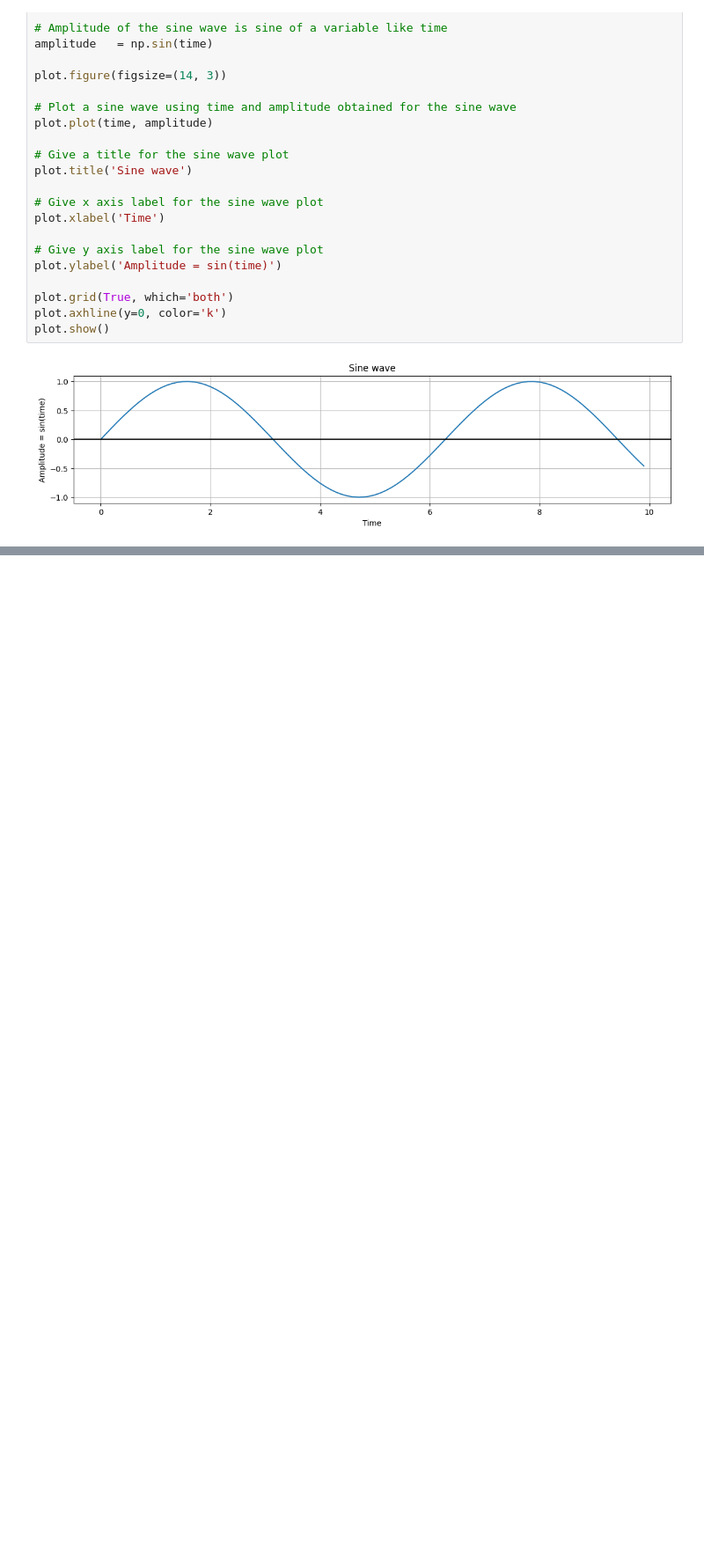
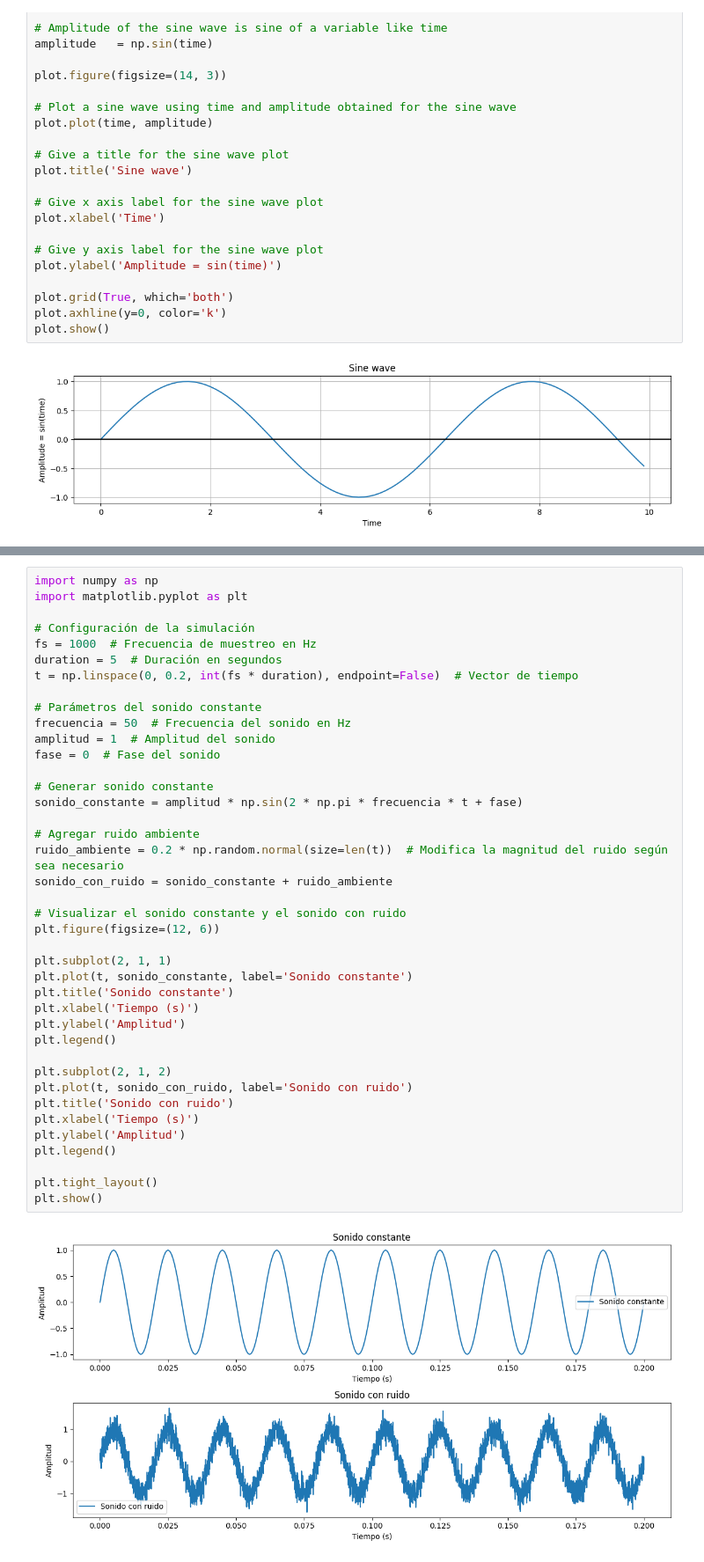
Before and after one commit to Leon7reynosa/Active-noise-cancellation-simulation, a Jupyter notebook: ANC-Simulation.ipynb, the cells around one changed output, grey strips where cells are left out. Shown: that part at 88% size. Saved outputs shown, nothing was run; the diff lists cells and outputs as text; blank space fills up the shorter version.

```diff
--- a/ANC-Simulation.ipynb
+++ b/ANC-Simulation.ipynb
@@ -107,0 +222,42 @@ plot.show()
+# %%
+import numpy as np
+import matplotlib.pyplot as plt
+
+# Configuración de la simulación
+fs = 1000  # Frecuencia de muestreo en Hz
+duration = 5  # Duración en segundos
+t = np.linspace(0, 0.2, int(fs * duration), endpoint=False)  # Vector de tiempo
+
+# Parámetros del sonido constante
+frecuencia = 50  # Frecuencia del sonido en Hz
+amplitud = 1  # Amplitud del sonido
+fase = 0  # Fase del sonido
+
+# Generar sonido constante
+sonido_constante = amplitud * np.sin(2 * np.pi * frecuencia * t + fase)
+
+# Agregar ruido ambiente
+ruido_ambiente = 0.2 * np.random.normal(size=len(t))  # Modifica la magnitud del ruido según sea necesario
+sonido_con_ruido = sonido_constante + ruido_ambiente
+
+# Visualizar el sonido constante y el sonido con ruido
+plt.figure(figsize=(12, 6))
+
+plt.subplot(2, 1, 1)
+plt.plot(t, sonido_constante, label='Sonido constante')
+plt.title('Sonido constante')
+plt.xlabel('Tiempo (s)')
+plt.ylabel('Amplitud')
+plt.legend()
+
+plt.subplot(2, 1, 2)
+plt.plot(t, sonido_con_ruido, label='Sonido con ruido')
+plt.title('Sonido con ruido')
+plt.xlabel('Tiempo (s)')
+plt.ylabel('Amplitud')
+plt.legend()
+
+plt.tight_layout()
+plt.show()
+# %% [output]
+[figure, added]
```
Also changed, not shown: parts of 8 cells of this notebook, 1 other file.
